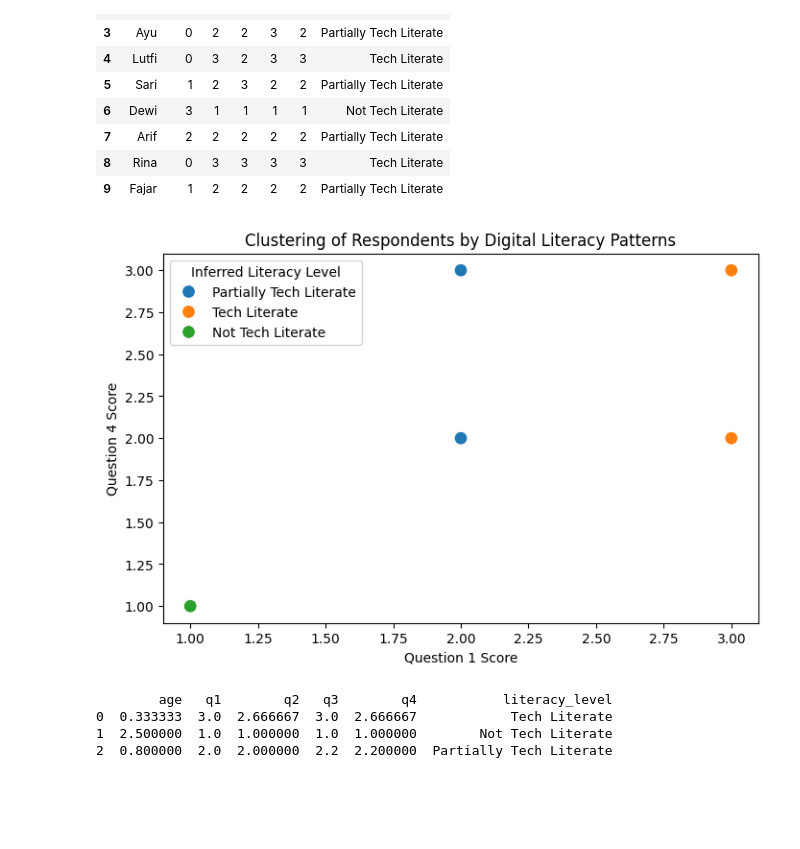
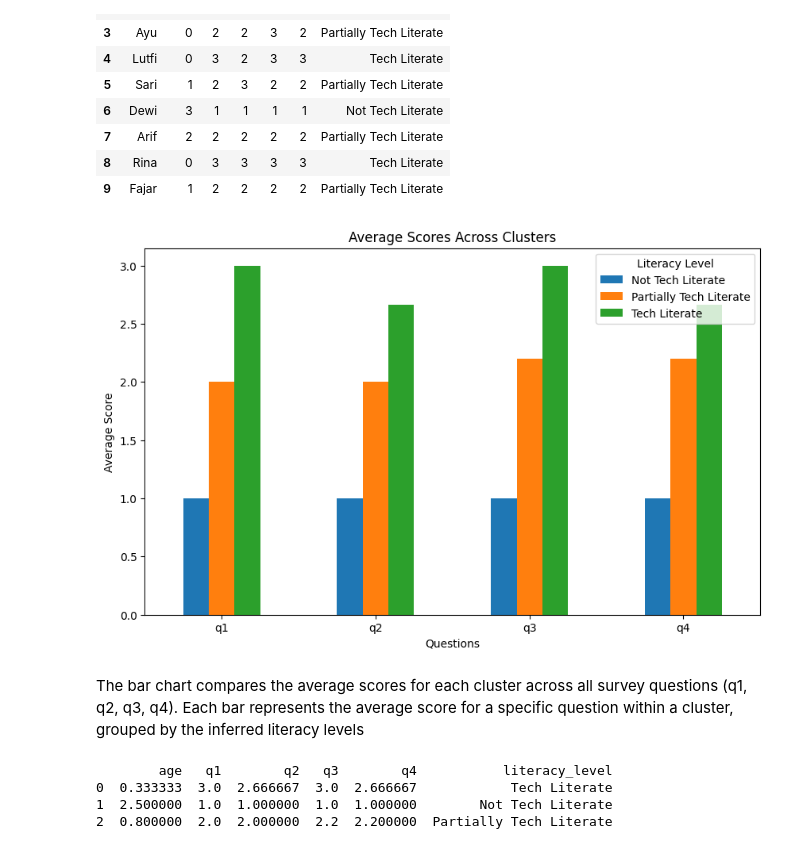
Before and after one commit to EchoNautilus/Digital-Literacy-Thesis, a Jupyter notebook: ClassificationDemo.ipynb, the cells around one changed output. Drawn from its saved outputs; the diff is of its cells as text; code cells hidden in the pictures; blank space fills up the shorter version.

```diff
--- a/ClassificationDemo.ipynb
+++ b/ClassificationDemo.ipynb
@@ -90,17 +90,20 @@ cluster
 | 8 | Rina | 0 | 3 | 3 | 3 | 3 | Tech Literate |
 | 9 | Fajar | 1 | 2 | 2 | 2 | 2 | Partially Tech Literate |
 # %%
-# 3. Visualize cluster distribution
+# Compare clusters across all questions using a bar chart
+cluster_means = df_encoded.groupby("literacy_level")[["q1", "q2", "q3", "q4"]].mean()
 
-plt.figure(figsize=(8,5))
-sns.scatterplot(data=df_encoded, x="q1", y="q4", hue="literacy_level", s=100)
-plt.title("Clustering of Respondents by Digital Literacy Patterns")
-plt.xlabel("Question 1 Score")
-plt.ylabel("Question 4 Score")
-plt.legend(title="Inferred Literacy Level")
+# Plot the bar chart
+cluster_means.T.plot(kind="bar", figsize=(10, 6), rot=0)
+plt.title("Average Scores Across Clusters")
+plt.xlabel("Questions")
+plt.ylabel("Average Score")
+plt.legend(title="Literacy Level")
 plt.show()
 # %% [output]
-[figure, old version]
+[figure, new version]
+# %% [markdown]
+The bar chart compares the average scores for each cluster across all survey questions (q1, q2, q3, q4). Each bar represents the average score for a specific question within a cluster, grouped by the inferred literacy levels
 # %%
 # 4. Cluster centers visualization
 
```
